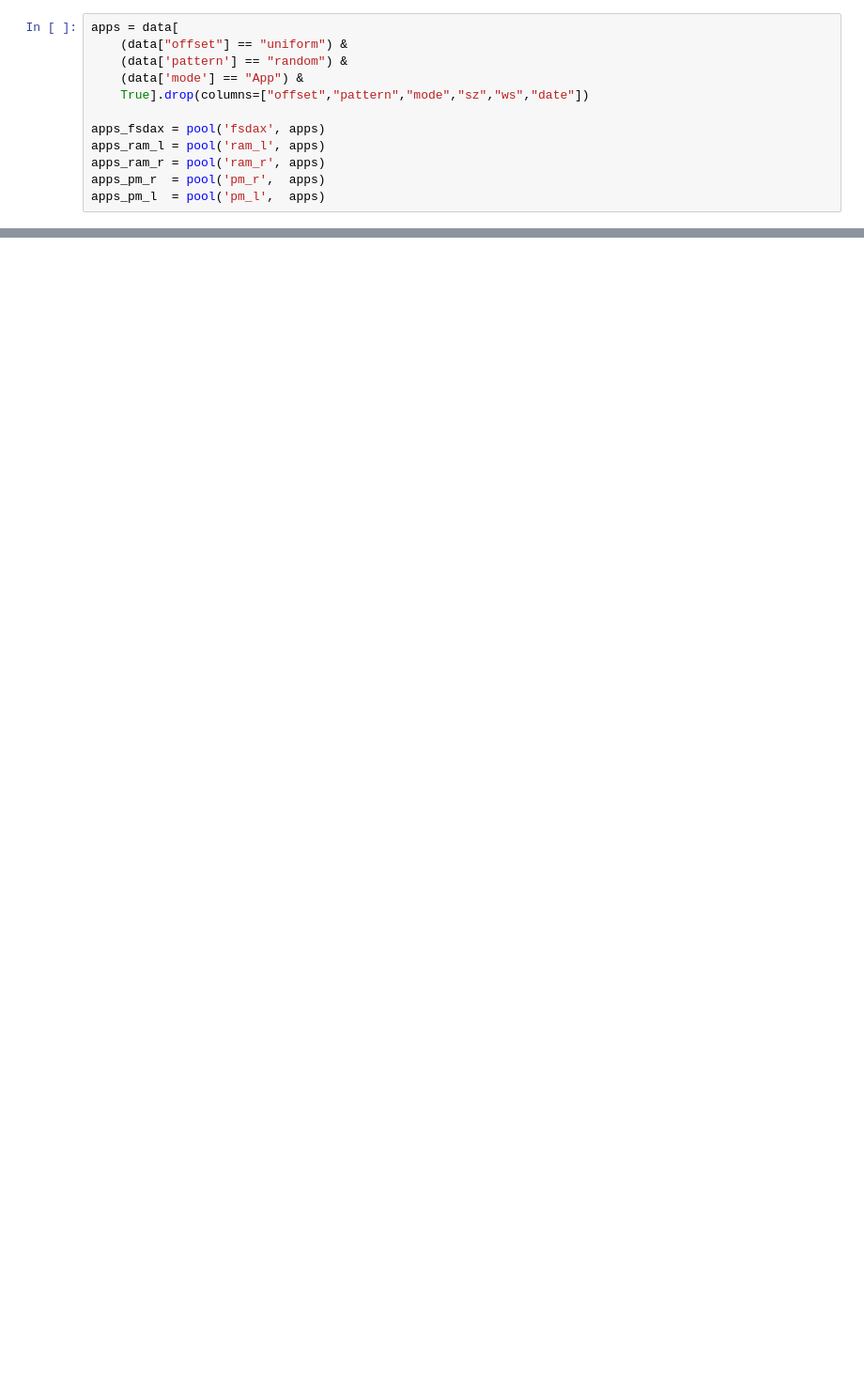
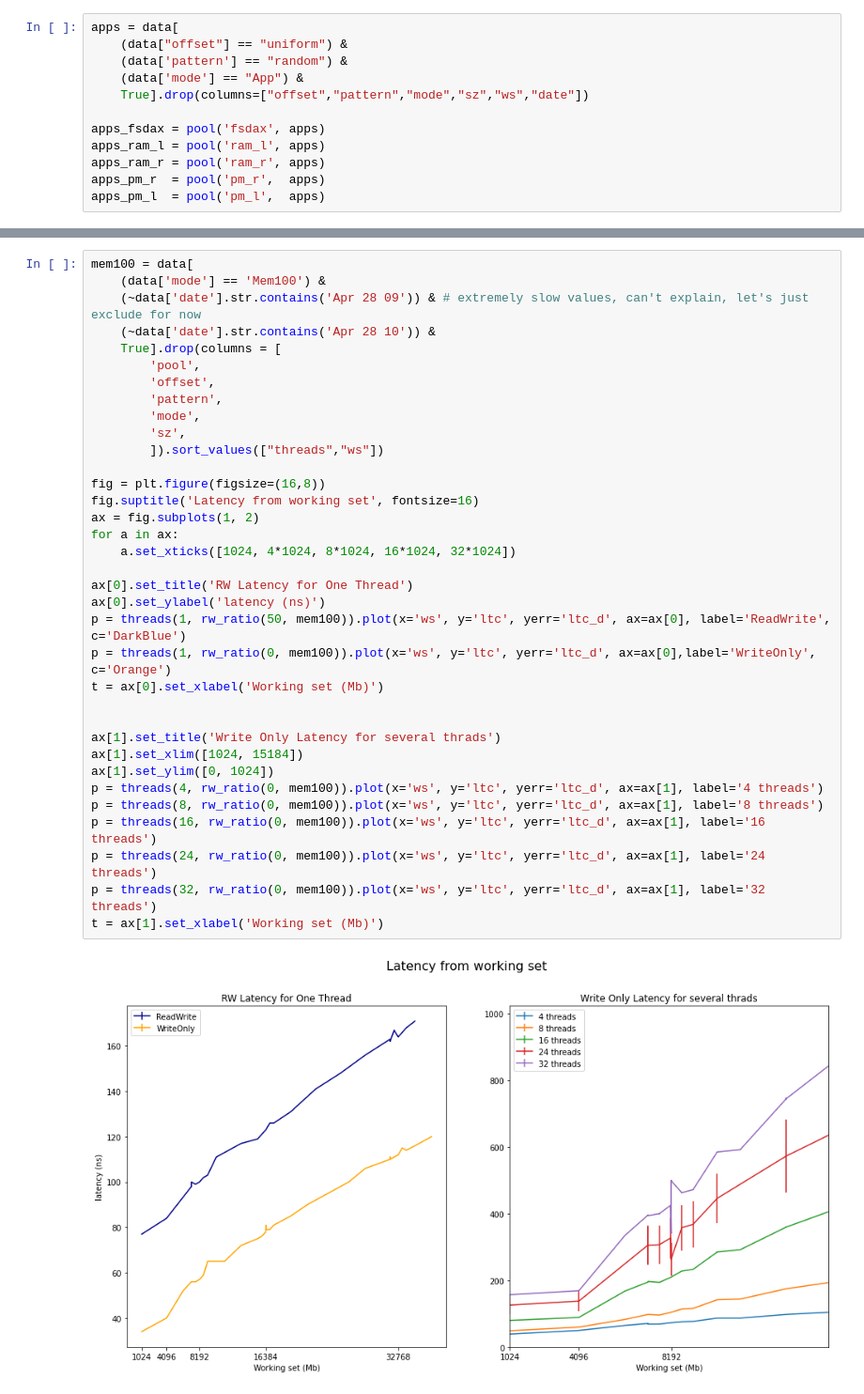
Before and after one commit to igk-ist/pmbench, a Jupyter notebook: pmbench.ipynb, the cells around one changed output, grey strips where cells are left out. Shown: that part at 94% size. Drawn from its saved outputs; the diff is of its cells as text; blank space fills up the shorter version.

```diff
--- a/pmbench.ipynb
+++ b/pmbench.ipynb
@@ -119,0 +189,37 @@ a.set_xticks([2,4,6,8,10,16,32])
+# %%
+mem100 = data[
+    (data['mode'] == 'Mem100') &
+    (~data['date'].str.contains('Apr 28 09')) & # extremely slow values, can't explain, let's just exclude for now
+    (~data['date'].str.contains('Apr 28 10')) &
+    True].drop(columns = [
+        'pool',
+        'offset',
+        'pattern',
+        'mode',
+        'sz',
+        ]).sort_values(["threads","ws"])
+
+fig = plt.figure(figsize=(16,8))
+fig.suptitle('Latency from working set', fontsize=16)
+ax = fig.subplots(1, 2)
+for a in ax:
+    a.set_xticks([1024, 4*1024, 8*1024, 16*1024, 32*1024])
+
+ax[0].set_title('RW Latency for One Thread')
+ax[0].set_ylabel('latency (ns)')
+p = threads(1, rw_ratio(50, mem100)).plot(x='ws', y='ltc', yerr='ltc_d', ax=ax[0], label='ReadWrite', c='DarkBlue')
+p = threads(1, rw_ratio(0, mem100)).plot(x='ws', y='ltc', yerr='ltc_d', ax=ax[0],label='WriteOnly', c='Orange')
+t = ax[0].set_xlabel('Working set (Mb)')
+
+
+ax[1].set_title('Write Only Latency for several thrads')
+ax[1].set_xlim([1024, 15184])
+ax[1].set_ylim([0, 1024])
+p = threads(4, rw_ratio(0, mem100)).plot(x='ws', y='ltc', yerr='ltc_d', ax=ax[1], label='4 threads')
+p = threads(8, rw_ratio(0, mem100)).plot(x='ws', y='ltc', yerr='ltc_d', ax=ax[1], label='8 threads')
+p = threads(16, rw_ratio(0, mem100)).plot(x='ws', y='ltc', yerr='ltc_d', ax=ax[1], label='16 threads')
+p = threads(24, rw_ratio(0, mem100)).plot(x='ws', y='ltc', yerr='ltc_d', ax=ax[1], label='24 threads')
+p = threads(32, rw_ratio(0, mem100)).plot(x='ws', y='ltc', yerr='ltc_d', ax=ax[1], label='32 threads')
+t = ax[1].set_xlabel('Working set (Mb)')
+# %% [output]
+[figure, added]
```
Also changed, not shown: parts of 13 cells of this notebook, 2 other files.
